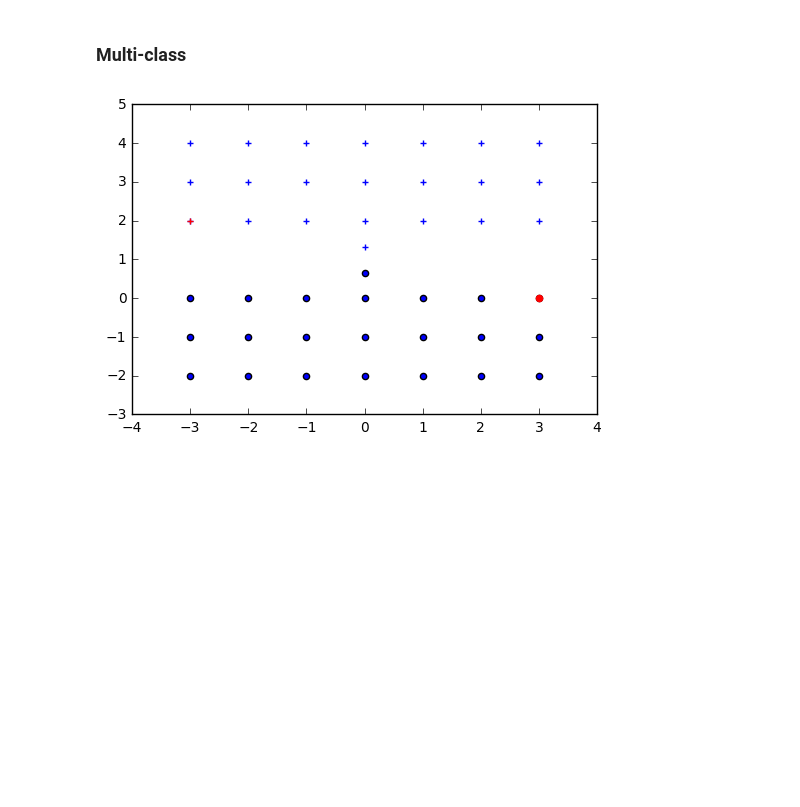
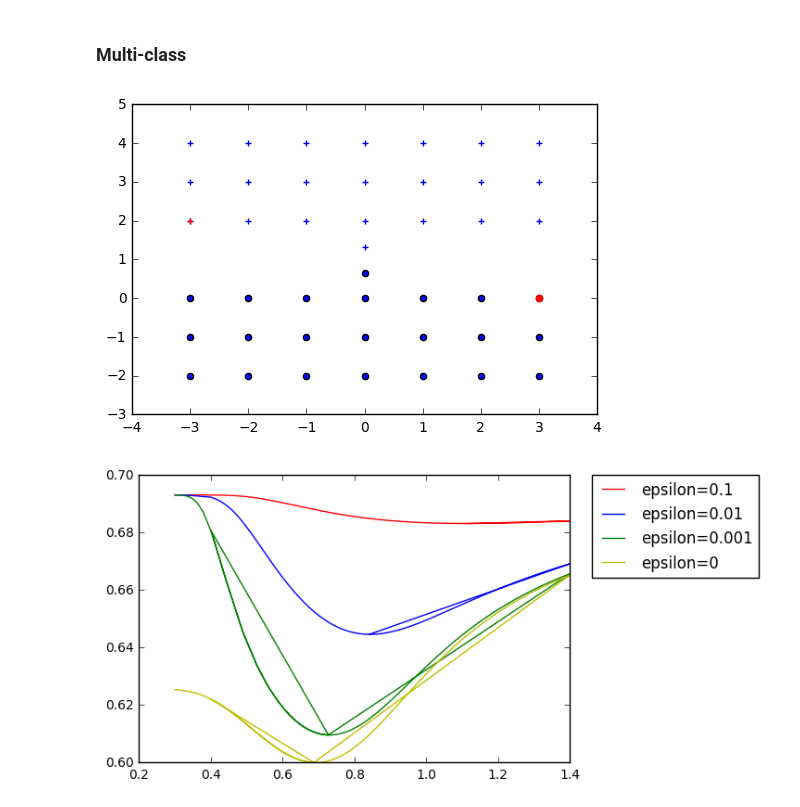
Before and after one commit to quentin-duchemin/Projet_MALAP, a Jupyter notebook: Projet.ipynb, the cells around one changed output. Drawn from its saved outputs; the diff is of its cells as text; code cells hidden in the pictures; blank space fills up the shorter version.

```diff
--- a/Projet.ipynb
+++ b/Projet.ipynb
@@ -443,7 +443,7 @@ ytrain = ytrain[:1000]
 
 nb_tests = 10
 # Pourcentage de la base d'apprentissage non étiquettée
-list_percent_u = [((98-50)/100)*(i/nb_tests) + 50/100 for i in range(nb_tests)]
+list_percent_u = [((98-50)/100.0)*(float(i)/nb_tests) + 50/100.0 for i in range(nb_tests)]
 score_KNN,score_thresh,score_CMN,score_threshsvm = [],[],[], []
 
 for percent_u in list_percent_u:
@@ -472,9 +472,9 @@ plt.plot(list_percent_u,score_KNN,label = "KNN")
 plt.plot(list_percent_u,score_thresh,label = "TRESH")
 plt.plot(list_percent_u,score_CMN,label = "CMN")
 plt.plot(list_percent_u,score_threshsvm,label = "THRESH + SVM")
-plt.title("Résultat des prédictions pour diverses méthodes en fonction du pourcentage de données non étiquettées")
+plt.title("Resultat des predictions pour diverses methodes en fonction du pourcentage de donnees non etiquettees")
 plt.ylabel("Score obtenu")
-plt.xlabel("Pourcentage de données non étiquettées")
+plt.xlabel("Pourcentage de donnees non etiquettees")
 plt.legend(bbox_to_anchor=(1.05, 1), loc=2, borderaxespad=0.)
 plt.grid()
 plt.show()
@@ -505,8 +505,9 @@ class DiffusionLEARN:
             self.D = np.diag(diago)
             # calculate P
             P = np.dot(np.linalg.inv(self.D), self.W)
+            Ps = (1 - self.eps) * P + self.eps / (self.L + self.U)
             # calculate fu
-            fu = np.dot(np.dot(np.linalg.inv(np.eye(self.U) - P[L:, L:]), P[L:, :L]), self.fl)
+            fu = np.dot(np.dot(np.linalg.inv(np.eye(self.U) - Ps[self.L:, self.L:]), Ps[self.L:, :self.L]), self.fl)
             # calculate H
             self.h_histo.append(self.H(fu))
             # if this is the right direction
@@ -601,8 +602,10 @@ class DiffusionLEARN2:
             self.D = np.diag(diago)
             # calculate P
             P = np.dot(np.linalg.inv(self.D), self.W)
+            Ps = (1 - self.eps) * P + self.eps / (self.L + self.U)
             # calculate fu
-            fu = np.dot(np.dot(np.linalg.inv(np.eye(self.U) - P[L:, L:]), P[L:, :L]), self.fl)
+            fu = np.dot(np.dot(np.linalg.inv(np.eye(self.U) - Ps[self.L:, self.L:]), Ps[self.L:, :self.L]), self.fl)
+
             # calculate H
             self.h_histo.append(self.H(fu))
             # if this is the right direction
@@ -694,8 +697,10 @@ class DiffusionLEARN_ONE_SGM:
             self.D = np.diag(diago)
             # calculate P
             P = np.dot(np.linalg.inv(self.D), self.W)
+
+            Ps = (1 - self.eps) * P + self.eps / (self.L + self.U)
             # calculate fu
-            fu = np.dot(np.dot(np.linalg.inv(np.eye(self.U) - P[self.L:, self.L:]), P[self.L:, :self.L]), self.fl)
+            fu = np.dot(np.dot(np.linalg.inv(np.eye(self.U) - Ps[self.L:, self.L:]), Ps[self.L:, :self.L]), self.fl)
             # calculate H
             self.h_histo.append(self.H(fu))
             self.ls_sgm.append(sgm)
@@ -727,7 +732,7 @@ class DiffusionLEARN_ONE_SGM:
         dfu_sgm_2 = dps_sgm[self.L:, self.L:].dot(fu) + dps_sgm[self.L:, :self.L].dot(self.fl)
         dfu_sgm = np.dot(dfu_sgm_1, dfu_sgm_2)
         # formule 12
-        dh_sgm = (fu[:,0] / fu[:, 1] * dfu_sgm[:, 1]).sum() / self.U
+        dh_sgm = ((fu[:,0] / fu[:, 1]) * dfu_sgm[:, 1]).sum() / self.U
         # save result
         grad_h_sgm.append(dh_sgm)
 
@@ -741,7 +746,6 @@ class DiffusionLEARN_ONE_SGM:
         self.d = data.shape[1]
 
     def predict(self,sgm):
-
         # record label
         set_labels = np.unique(self.labels)
         # calculate fl
@@ -753,7 +757,6 @@ class DiffusionLEARN_ONE_SGM:
         return prediction
 
     def entropie_sgm(self,sgm):
-
         # record label
         set_labels = np.unique(self.labels)
         # calculate fl
@@ -767,7 +770,9 @@ class DiffusionLEARN_ONE_SGM:
             # calculate P
         P = np.dot(np.linalg.inv(self.D), self.W)
             # calculate fu
-        fu = np.dot(np.dot(np.linalg.inv(np.eye(self.U) - P[self.L:, self.L:]), P[self.L:, :self.L]), self.fl)
+        Ps = (1 - self.eps) * P + self.eps / (self.L + self.U)
+            # calculate fu
+        fu = np.dot(np.dot(np.linalg.inv(np.eye(self.U) - Ps[self.L:, self.L:]), Ps[self.L:, :self.L]), self.fl)
         # calculate entropy
         return self.H(fu)
 
@@ -801,32 +806,33 @@ label[0],label[40] = label[40],label[0]
 
 
 ind1 = np.where(label ==1)[0]
 indm1 = np.where(label ==-1)[0]
 
 
 plt.scatter(X[ind1,0],X[ind1,1],marker='+')
 plt.scatter(X[indm1,0],X[indm1,1],marker='o')
 plt.scatter(X[0,0],X[0,1],color='r',marker='o')
 plt.scatter(X[1,0],X[1,1],color='r',marker='+')
 
 plt.show()
 labels = label[:2]
 labpredire = label[2:]
 
-ls_eps = [0, 10**(-1),10**(-2),10**(-4)]
+ls_eps = [10**(-1),10**(-2),10**(-3),0]
 couleurs = ['r','b','g','y']
 for k in range(4):
     l_h = np.array([])
     l_s = np.array([])
     epsilon = ls_eps[k]
-    M = DiffusionLEARN_ONE_SGM(eps = epsilon,lr=1)
+    M = DiffusionLEARN_ONE_SGM(eps = epsilon,lr=0.1)
     M.fit(X,labels)
     for sgm in [1.4]:
         s = M.score(sgm,labpredire)
         l_h = np.concatenate((l_h,M.h_histo[1:]))
         l_s = np.concatenate((l_s,M.ls_sgm))
     plt.plot(l_s,l_h,color=couleurs[k],label='epsilon=' + str(epsilon))
 plt.legend(bbox_to_anchor=(1.05, 1), loc=2, borderaxespad=0.)
 plt.show()
 # %% [output]
 [figure]
+[figure, added]
```
Also changed, not shown: parts of 1 cell of this notebook.
